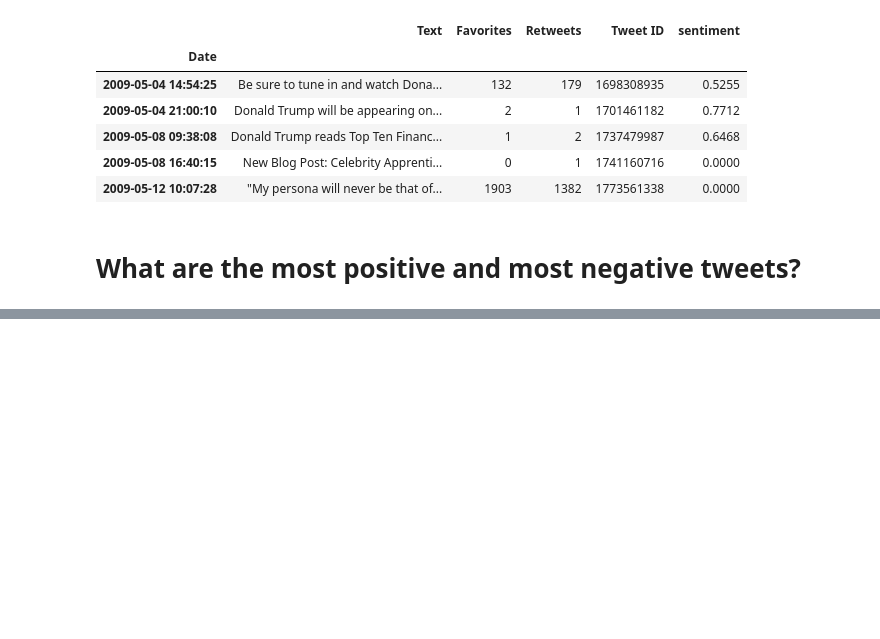
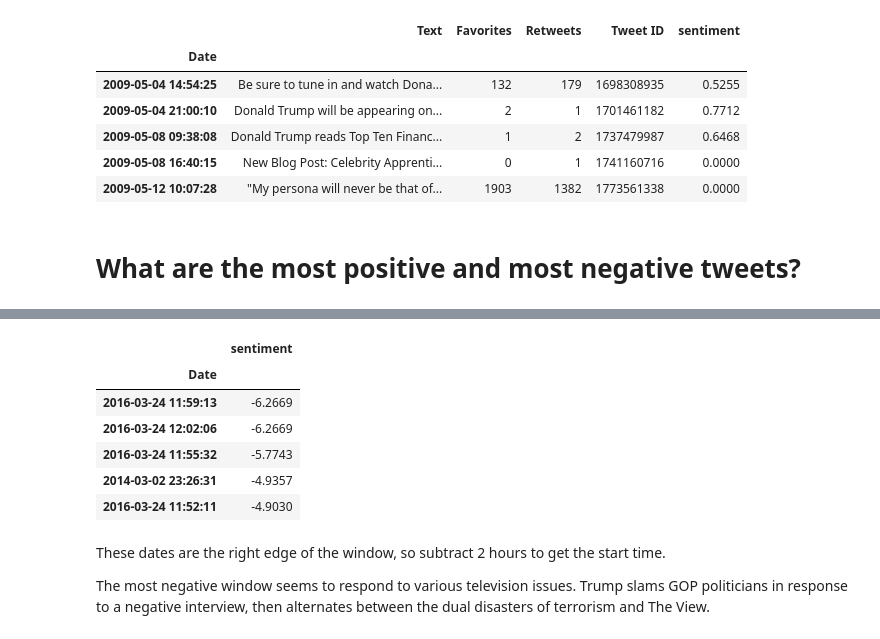
Before and after one commit to organisciak/Text-Mining-Course, a Jupyter notebook: examples/Trump-Tweet-Sentiment-Viz.ipynb, the cells around one changed output, grey strips where cells are left out. Saved outputs shown, nothing was run; the diff lists cells and outputs as text; code cells hidden in the pictures; blank space fills up the shorter version.

```diff
--- a/examples/Trump-Tweet-Sentiment-Viz.ipynb
+++ b/examples/Trump-Tweet-Sentiment-Viz.ipynb
@@ -53,0 +84,14 @@ tweets[tweets.index >= '2012'].rolling('7d')[['sentiment']].sum().sort_values('s
+# %%
+tweets.rolling('2h')[['sentiment']].sum().sort_values('sentiment').head()
+# %% [output]
+|  | sentiment |
+| Date |  |
+| 2016-03-24 11:59:13 | -6.2669 |
+| 2016-03-24 12:02:06 | -6.2669 |
+| 2016-03-24 11:55:32 | -5.7743 |
+| 2014-03-02 23:26:31 | -4.9357 |
+| 2016-03-24 11:52:11 | -4.9030 |
+# %% [markdown]
+These dates are the right edge of the window, so subtract 2 hours to get the start time.
+
+The most negative window seems to respond to various television issues. Trump slams GOP politicians in response to a negative interview, then alternates between the dual disasters of terrorism and The View.
```
Also changed, not shown: parts of 21 cells of this notebook.
